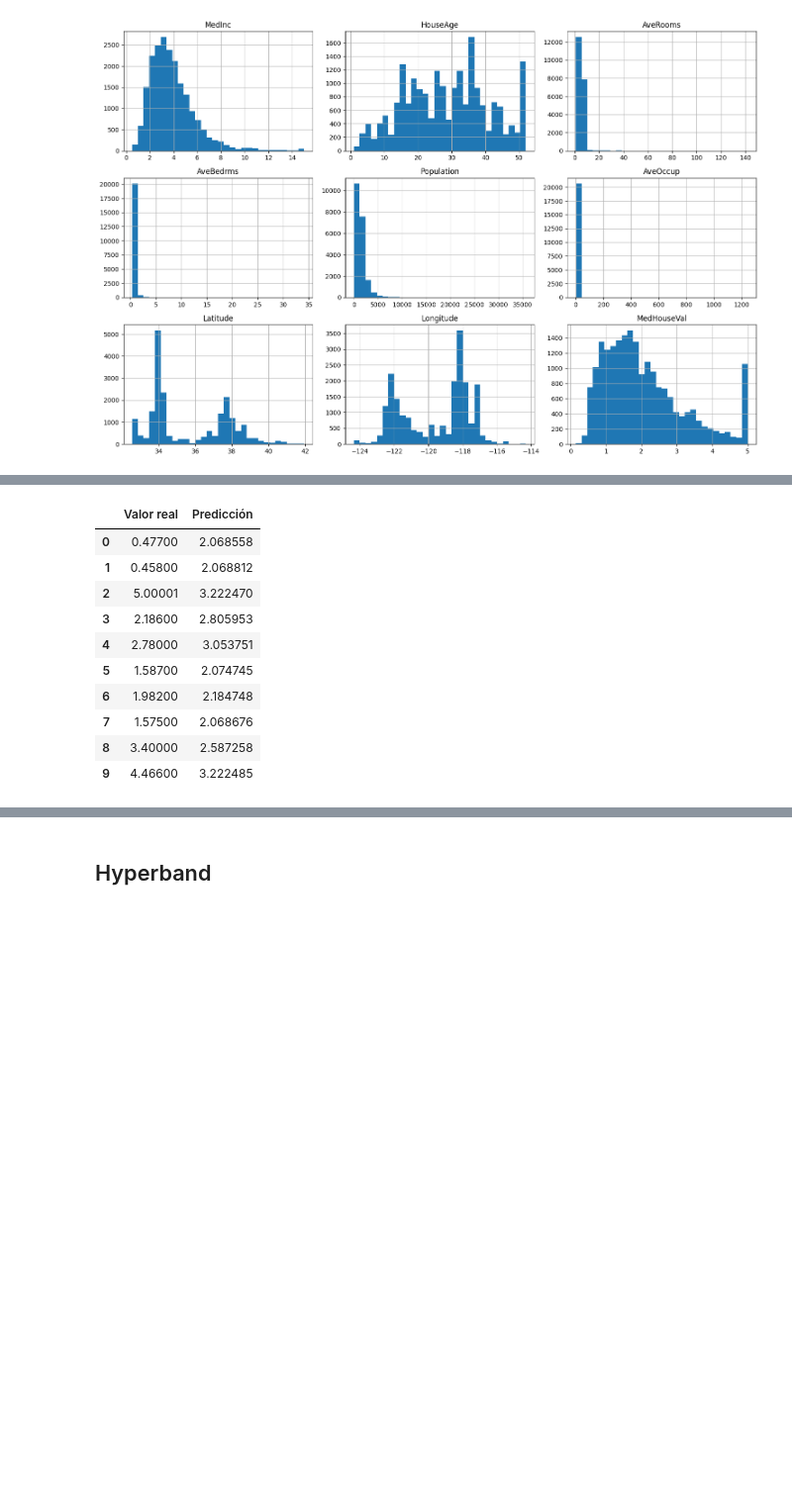
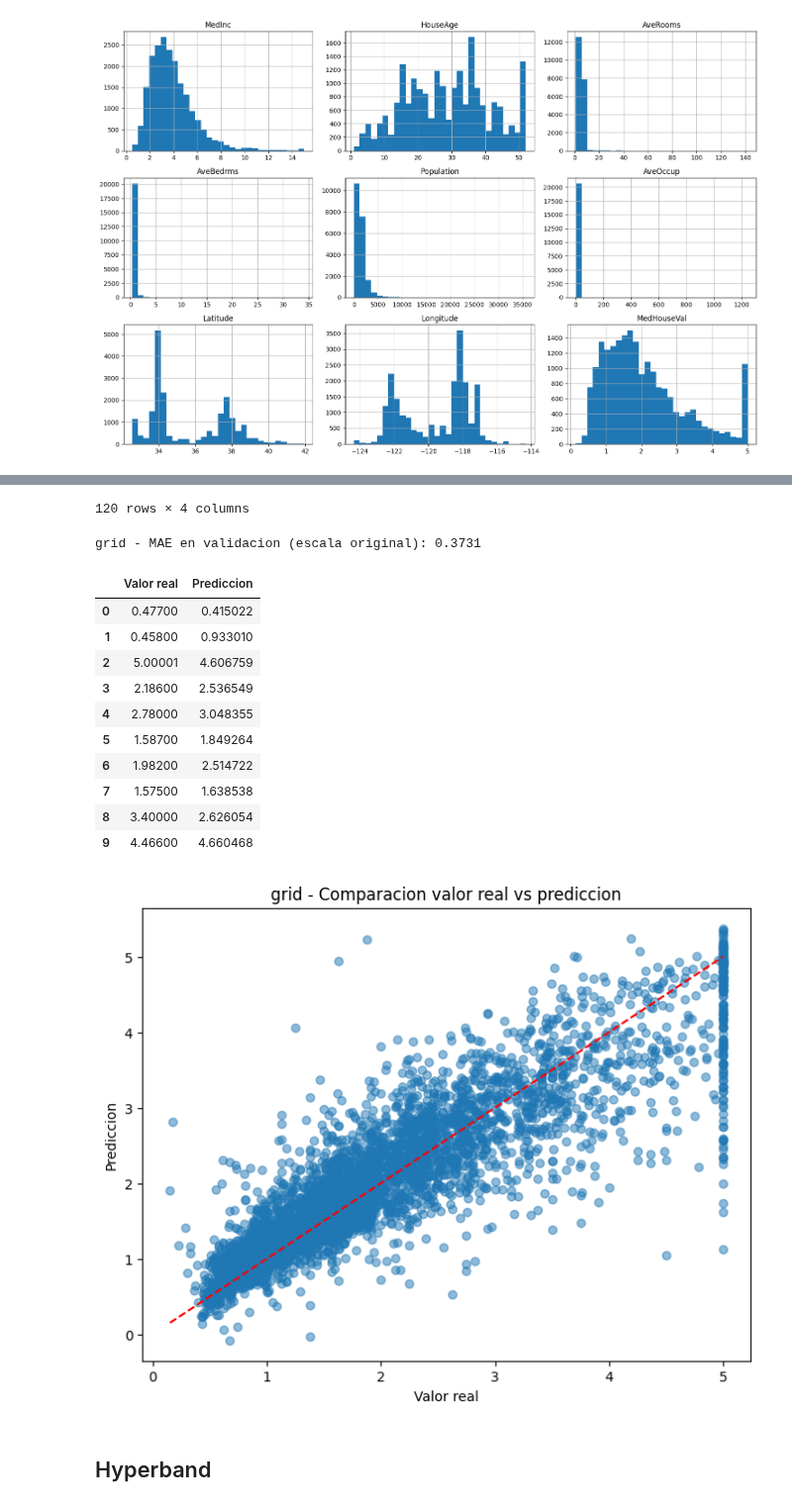
Before and after one commit to HUMartinezC/ia_bigdata_lab, a Jupyter notebook: notebooks/pia/comparacion_red_neuronal_regresion.ipynb, the cells around one changed output, grey strips where cells are left out. Shown at 99% size. Cells and saved outputs as stored; diff of their text form; code cells hidden in the pictures; blank space fills up the shorter version.

```diff
--- a/notebooks/pia/comparacion_red_neuronal_regresion.ipynb
+++ b/notebooks/pia/comparacion_red_neuronal_regresion.ipynb
@@ -318,16 +351,0 @@ comparacion.head(10)
-# %%
-def build_model(hp):
-    model = Sequential()
-
-    # Definir número de capas
-    for i in range(hp.Int('num_layers', 2, 5)):  # Probar entre 2 y 5 capas
-        model.add(Dense(units=hp.Int(f'units_{i}', min_value=16, max_value=64, step=16),
-                        activation=hp.Choice('activation', values=['relu', 'tanh', 'sigmoid'])))
-
-    model.add(Dense(1, activation='sigmoid'))  # Capa de salida
-
-    # Definir el optimizador con el learning rate como hiperparámetro
-    model.compile(optimizer=tf.keras.optimizers.Adam(learning_rate=hp.Float('learning_rate', min_value=1e-4, max_value=1e-2, sampling='LOG')),
-                  loss='mse',
-                  metrics=['mae'])
-    return model
@@ -368,22 +352,12 @@ Precisión en el conjunto de prueba: 0.6362709999084473
-# %%
-# Comparar valores originales vs predichos (desescalados)
-
-# Desescalar ambos arrays
-y_test_real = scaler_y.inverse_transform(y_test_scaled.reshape(-1, 1)).ravel()
-y_pred_scaled = model.predict(X_test, verbose=0).ravel()
-y_pred = scaler_y.inverse_transform(y_pred_scaled.reshape(-1, 1)).ravel()
-comparacion = pd.DataFrame({ 'Valor real': y_test_real, 'Predicción': y_pred })
-
-comparacion.head(10)
-# %% [output]
-|  | Valor real | Predicción |
-| 0 | 0.47700 | 2.068558 |
-| 1 | 0.45800 | 2.068812 |
-| 2 | 5.00001 | 3.222470 |
-| 3 | 2.18600 | 2.805953 |
-| 4 | 2.78000 | 3.053751 |
-| 5 | 1.58700 | 2.074745 |
-| 6 | 1.98200 | 2.184748 |
-| 7 | 1.57500 | 2.068676 |
-| 8 | 3.40000 | 2.587258 |
-| 9 | 4.46600 | 3.222485 |
+# %%
+tuner_grid = kt.GridSearch(
+    build_model,
+    objective="val_mae",
+    max_trials=8,
+    executions_per_trial=1,
+    directory=output_dir,
+    project_name="grid_search",
+)
+
+model_grid = run_tuner_experiment(tuner_grid, "grid")
+# %% [output]
@@ -390,2 +394,16 @@ comparacion.head(10)
+120 rows × 4 columns
+grid - MAE en validacion (escala original): 0.3731
+|  | Valor real | Prediccion |
+| 0 | 0.47700 | 0.415022 |
+| 1 | 0.45800 | 0.933010 |
+| 2 | 5.00001 | 4.606759 |
+| 3 | 2.18600 | 2.536549 |
+| 4 | 2.78000 | 3.048355 |
+| 5 | 1.58700 | 1.849264 |
+| 6 | 1.98200 | 2.514722 |
+| 7 | 1.57500 | 1.638538 |
+| 8 | 3.40000 | 2.626054 |
+| 9 | 4.46600 | 4.660468 |
+[figure, added]
 # %% [markdown]
 ## Hyperband
```
Also changed, not shown: parts of 38 cells of this notebook.
